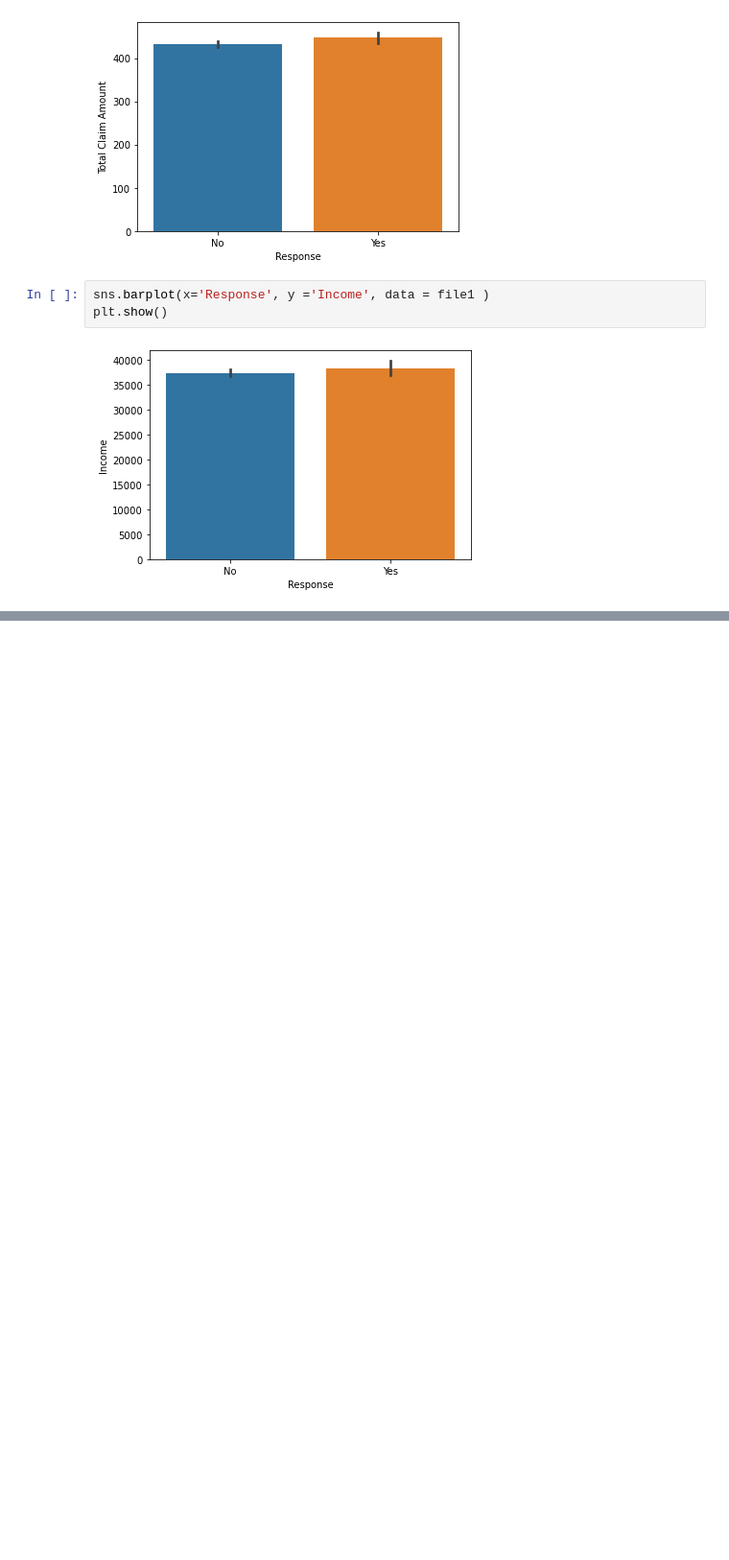
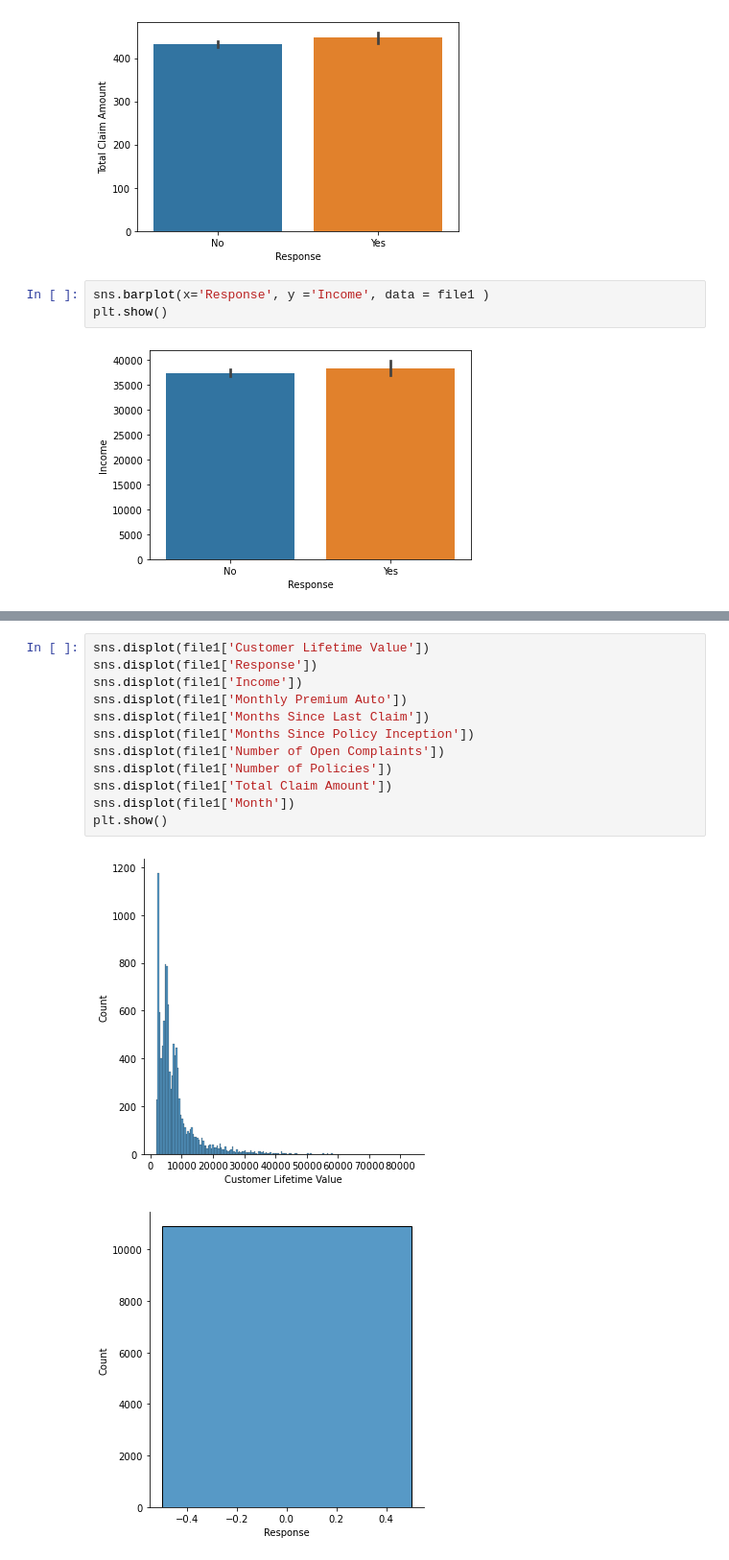
Before and after one commit to begumerdem/lab-customer-analysis-round-2, a Jupyter notebook: files_for_lab/csv_files/round2.ipynb, the cells around one changed output, grey strips where cells are left out. Shown: that part at 96% size. Cells and saved outputs as stored; diff of their text form; blank space fills up the shorter version.

```diff
--- a/files_for_lab/csv_files/round2.ipynb
+++ b/files_for_lab/csv_files/round2.ipynb
@@ -265,0 +353,15 @@ plt.show()
+# %%
+sns.displot(file1['Customer Lifetime Value'])
+sns.displot(file1['Response'])
+sns.displot(file1['Income'])
+sns.displot(file1['Monthly Premium Auto'])
+sns.displot(file1['Months Since Last Claim'])
+sns.displot(file1['Months Since Policy Inception'])
+sns.displot(file1['Number of Open Complaints'])
+sns.displot(file1['Number of Policies'])
+sns.displot(file1['Total Claim Amount'])
+sns.displot(file1['Month'])
+plt.show()
+# %% [output]
+[figure, added]
+[figure, added]
```
Also changed, not shown: parts of 25 cells of this notebook.
